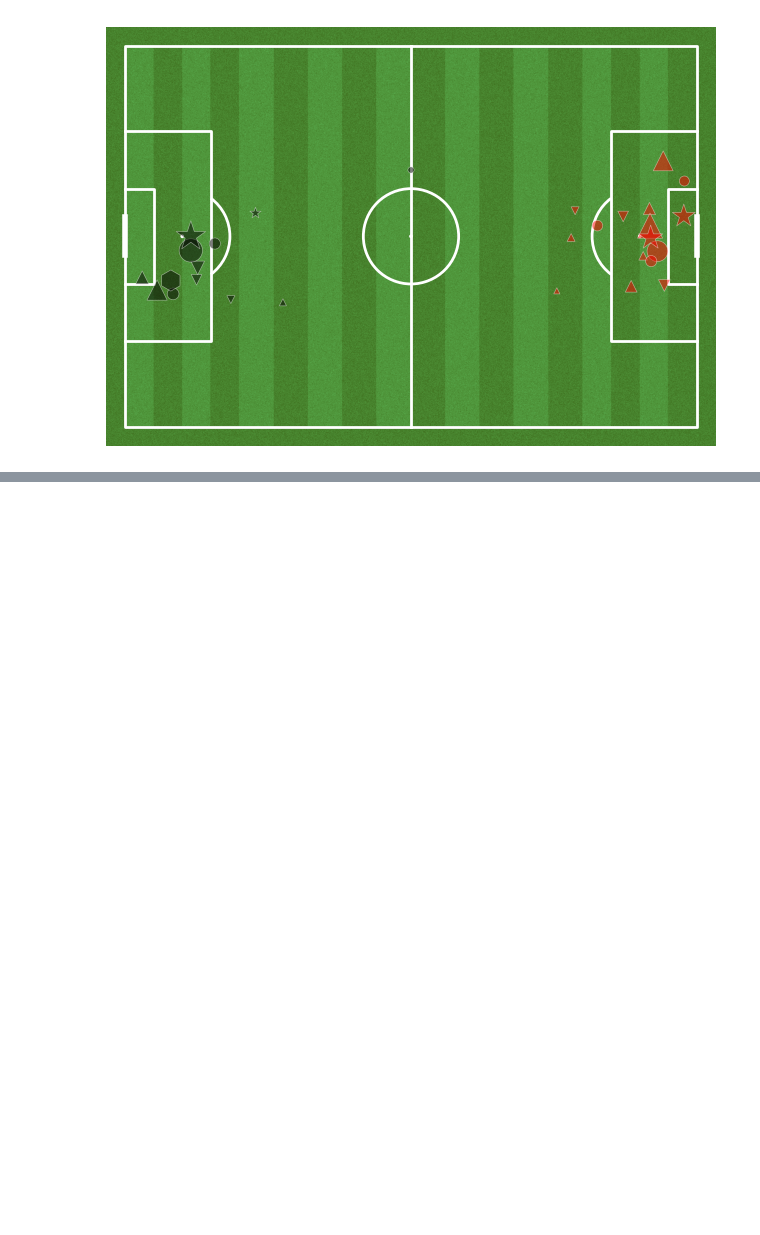
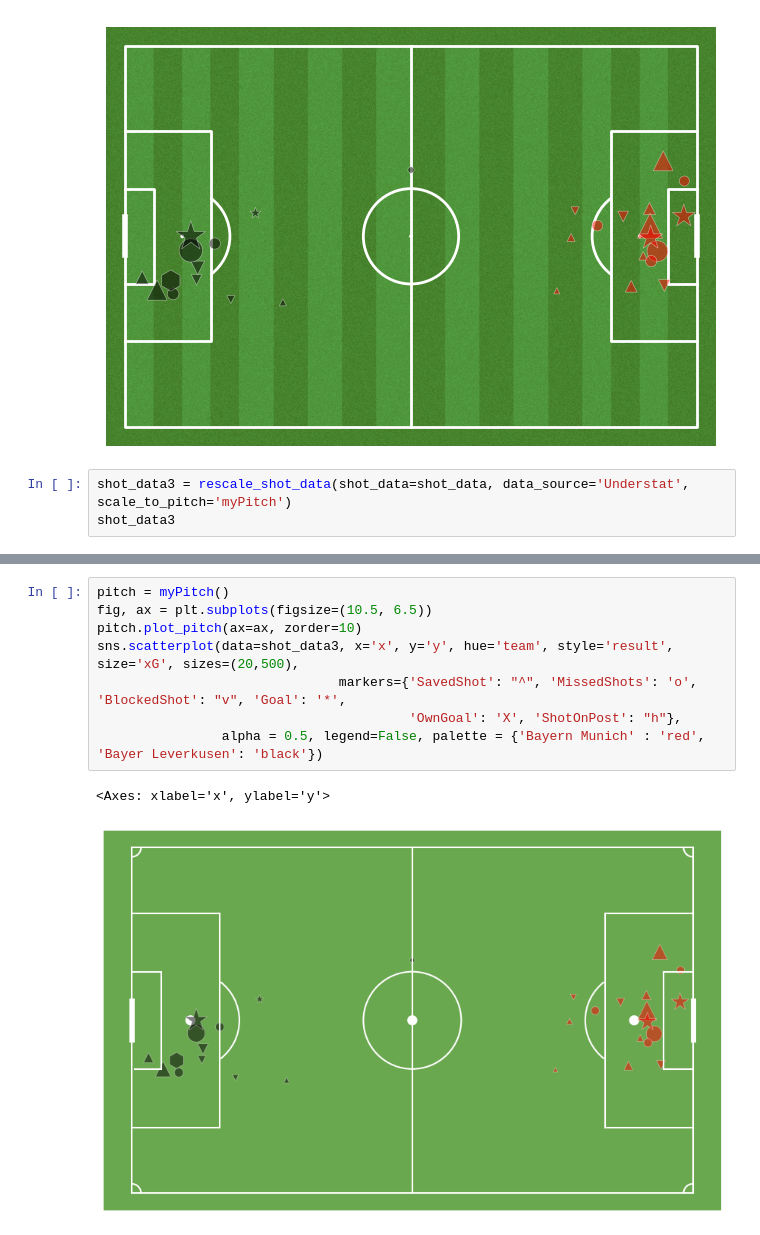
Before and after one commit to DavidB1999/My_Football_Analytics, a Jupyter notebook: ShotMaps/shotmapsschmier.ipynb, the cells around one changed output, grey strips where cells are left out. Cells and saved outputs as stored; diff of their text form; blank space fills up the shorter version.

Commit message:
Still working on ShotMaps.py

```diff
--- a/ShotMaps/shotmapsschmier.ipynb
+++ b/ShotMaps/shotmapsschmier.ipynb
@@ -68,3 +68,6 @@ sns.scatterplot(data=shot_data2, x='x', y='y', hue='team', style='result', size=
 # %% [output]
 <Axes: xlabel='x', ylabel='y'>
 [figure]
+# %%
+shot_data3 = rescale_shot_data(shot_data=shot_data, data_source='Understat', scale_to_pitch='myPitch')
+shot_data3
@@ -70,0 +92,11 @@ sns.scatterplot(data=shot_data2, x='x', y='y', hue='team', style='result', size=
+# %%
+pitch = myPitch()
+fig, ax = plt.subplots(figsize=(10.5, 6.5))
+pitch.plot_pitch(ax=ax, zorder=10)
+sns.scatterplot(data=shot_data3, x='x', y='y', hue='team', style='result', size='xG', sizes=(20,500),
+                               markers={'SavedShot': "^", 'MissedShots': 'o', 'BlockedShot': "v", 'Goal': '*',
+                                        'OwnGoal': 'X', 'ShotOnPost': "h"},
+                alpha = 0.5, legend=False, palette = {'Bayern Munich' : 'red', 'Bayer Leverkusen': 'black'})
+# %% [output]
+<Axes: xlabel='x', ylabel='y'>
+[figure, added]
```
Also changed, not shown: parts of 1 cell of this notebook, 2 other files.
